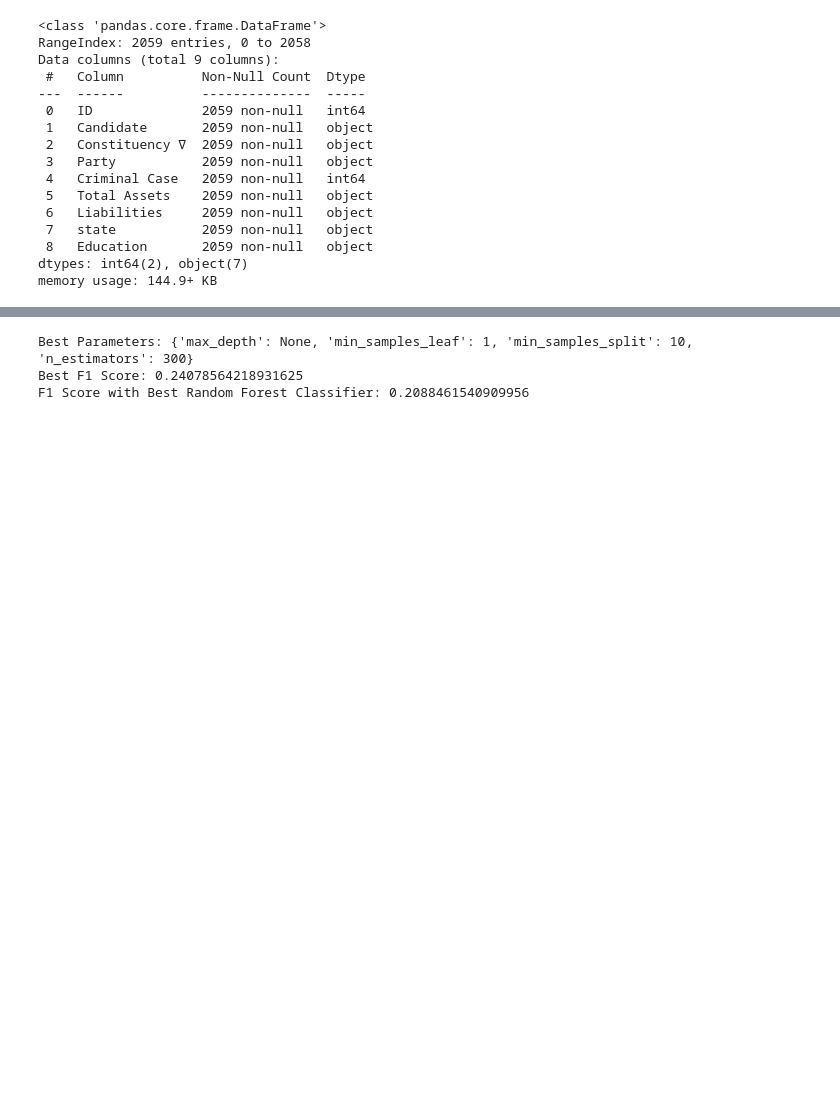
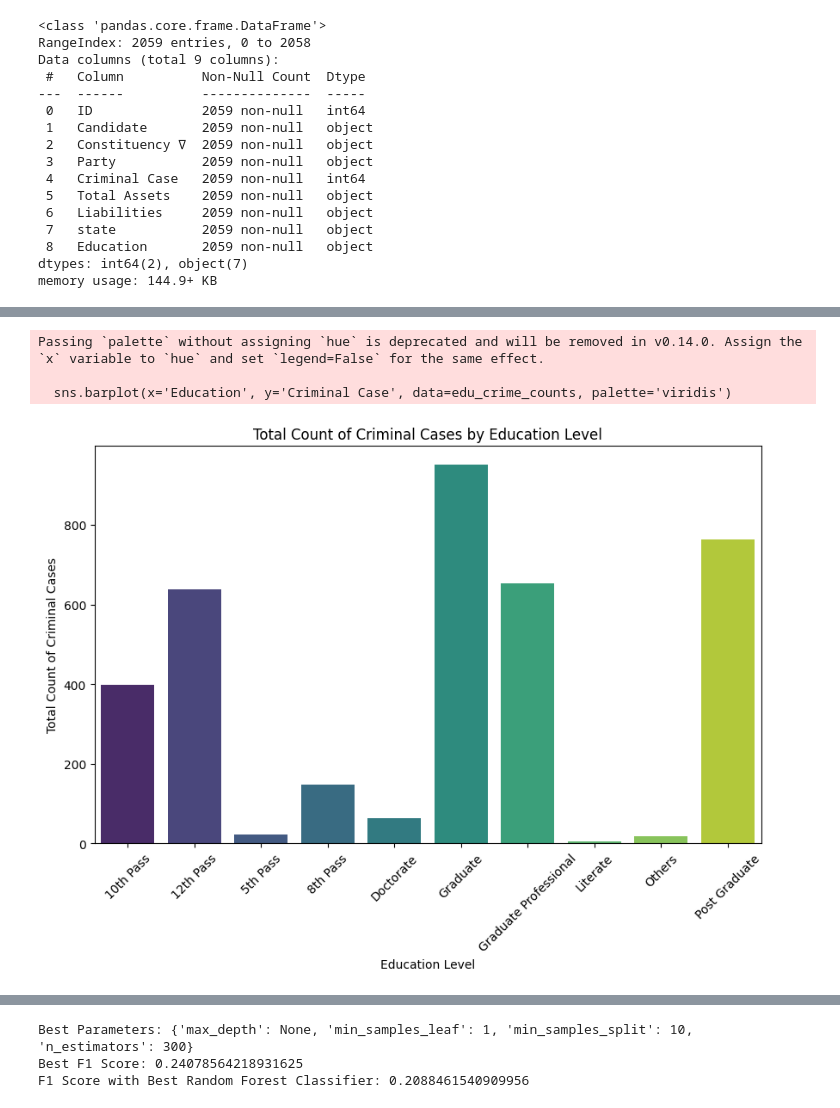
Before and after one commit to sauravkr21/CS253, a Jupyter notebook: Python_Assignment.ipynb, the cells around one changed output, grey strips where cells are left out. Cells and saved outputs as stored; diff of their text form; code cells hidden in the pictures; blank space fills up the shorter version.

```diff
--- a/Python_Assignment.ipynb
+++ b/Python_Assignment.ipynb
@@ -41,0 +53,16 @@ memory usage: 144.9+ KB
+# %%
+edu_crime_counts = train.groupby('Education')['Criminal Case'].sum().reset_index()
+
+# Plotting the histogram
+plt.figure(figsize=(10, 6))
+sns.barplot(x='Education', y='Criminal Case', data=edu_crime_counts, palette='viridis')
+plt.xlabel('Education Level')
+plt.ylabel('Total Count of Criminal Cases')
+plt.title('Total Count of Criminal Cases by Education Level')
+plt.xticks(rotation=45)
+plt.show()
+# %% [output]
+Passing `palette` without assigning `hue` is deprecated and will be removed in v0.14.0. Assign the `x` variable to `hue` and set `legend=False` for the same effect.
+
+  sns.barplot(x='Education', y='Criminal Case', data=edu_crime_counts, palette='viridis')
+[figure, added]
```
Also changed, not shown: parts of 13 cells of this notebook.
